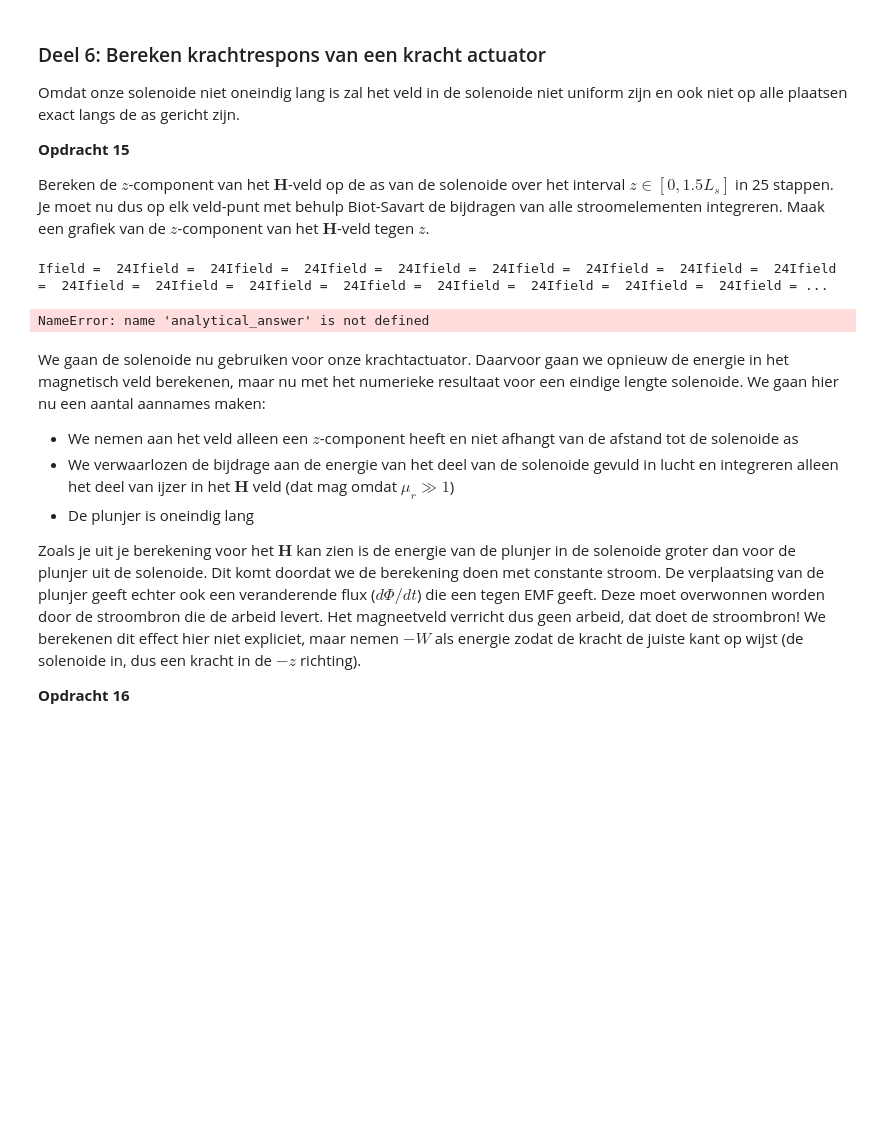
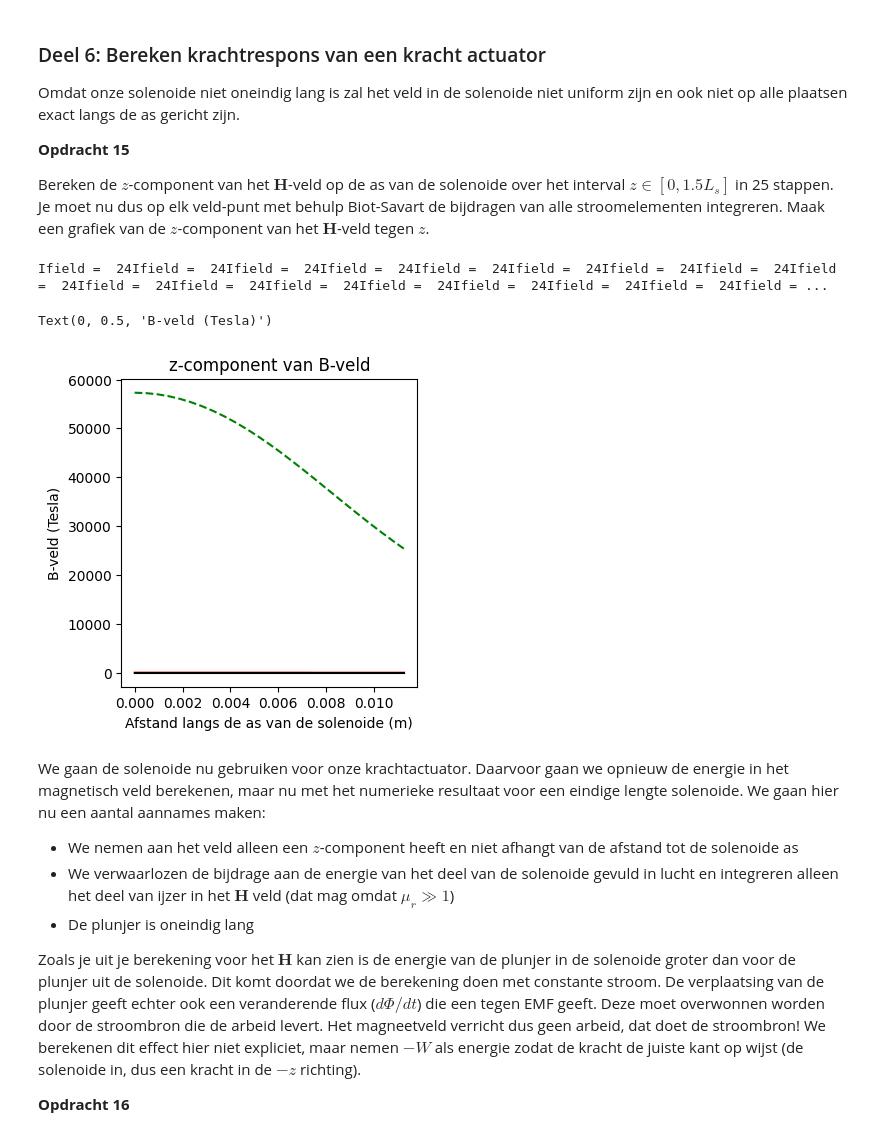
Before and after one commit to wobsen/opdrachten-DEF-D, a Jupyter notebook: DigitaleOntwerpopdrachten/2KrachtactuatorOpdracht/KrachtactuatorOpdracht.ipynb, the cells around one changed output. Saved outputs shown, nothing was run; the diff lists cells and outputs as text; code cells hidden in the pictures; blank space fills up the shorter version.

```diff
--- a/DigitaleOntwerpopdrachten/2KrachtactuatorOpdracht/KrachtactuatorOpdracht.ipynb
+++ b/DigitaleOntwerpopdrachten/2KrachtactuatorOpdracht/KrachtactuatorOpdracht.ipynb
@@ -610,36 +610,39 @@ Bereken de $z$-component van het $\mathbf{H}$-veld op de as van de solenoide ove
 # %%
 n_ax=25
 z_ax=np.linspace(0, 1.5*L_sol/2, n_ax)
 H_ax=np.zeros((n_ax,1))
 
+analytical_answer = H_analytisch
+aantal_omwent = aantal_omwentelingen
 for i_field in range(n_ax):
     print(f"\rIfield =  {i_field}", end="") # Print welk element van het veld nu berekend wordt.
     # Bepaal de field coordinate
     Hsimulated=np.array([0,0,0], dtype='float64')
     for i_source in np.arange(1, N):
         # Bepaal dl en r_source en gebruik
         Hsimulated += field_current_element(r_field, r_source, dl)
         print(f"Ifield =  {i_field}", end="")
 
     # selecting the z-component
     H_ax[i_field,0]=Hsimulated[2]
 
-H_veld_ideaal=analytical_answer*np.ones(n_ax)*(1.0*(z_ax < L_sol/2))
+#H_veld_ideaal=analytical_answer*np.ones(n_ax)*(1.0*(z_ax < L_sol/2))
 
-# dit is nog een aardige analytische uitdrukking die je kan uitrekenen voor de z-component op de as van een solenoide met eindige lengte
+#dit is nog een aardige analytische uitdrukking die je kan uitrekenen voor de z-component op de as van een solenoide met eindige lengte
 H_veld_analytisch=(aantal_omwent*I/L_sol/2)*((L_sol/2-z_ax)/np.sqrt((z_ax- L_sol/2)**2 + r_sol**2)+(L_sol/2+z_ax)/np.sqrt((z_ax+ L_sol/2)**2 + r_sol**2))
 
 plt.figure(figsize=[13,4])
 plt.subplot(131)
 plt.title('z-component van B-veld')
 plt.plot(z_ax, H_veld_ideaal, '-r', label='ideaal')
-plt.plot(z_ax, H_veld_analytisch, '-g', label='analytisch')
+plt.plot(z_ax, H_veld_analytisch, '--g', label='analytisch')
 plt.plot(z_ax, H_ax, '-k', label='simulatie')
 plt.xlabel('Afstand langs de as van de solenoide (m)')
 plt.ylabel('B-veld (Tesla)')
 # %% [output]
 Ifield =  24Ifield =  24Ifield =  24Ifield =  24Ifield =  24Ifield =  24Ifield =  24Ifield =  24Ifield =  24Ifield =  24Ifield =  24Ifield =  24Ifield =  24Ifield =  24Ifield =  24Ifield =  24Ifield = ...
-NameError: name 'analytical_answer' is not defined
+Text(0, 0.5, 'B-veld (Tesla)')
+[figure, added]
 # %% [markdown]
 We gaan de solenoide nu gebruiken voor onze krachtactuator. Daarvoor gaan we opnieuw de energie in het magnetisch veld berekenen, maar nu met het numerieke resultaat voor een eindige lengte solenoide. We gaan hier nu een aantal aannames maken:
 * We nemen aan het veld alleen een $z$-component heeft en niet afhangt van de afstand tot de solenoide as
```
